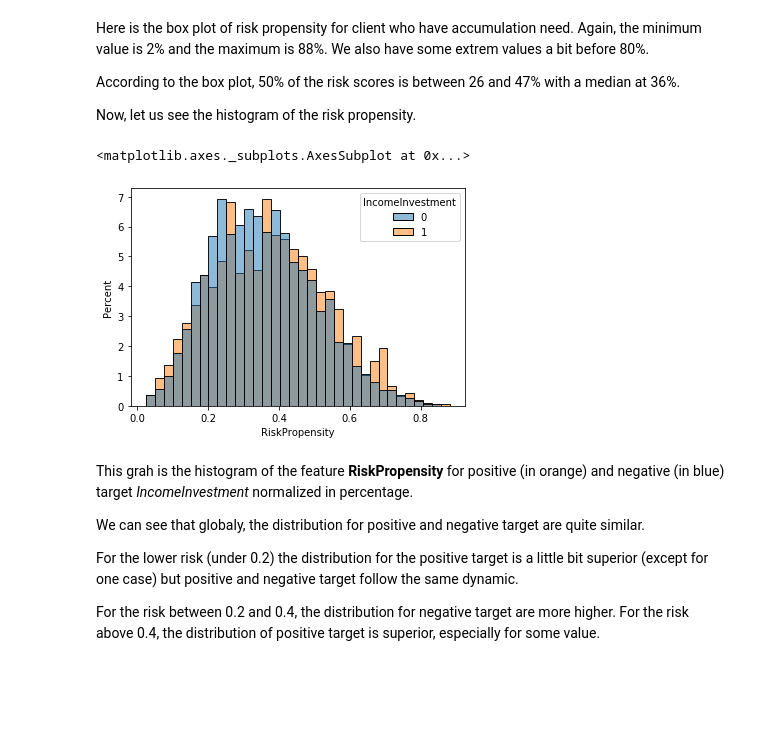
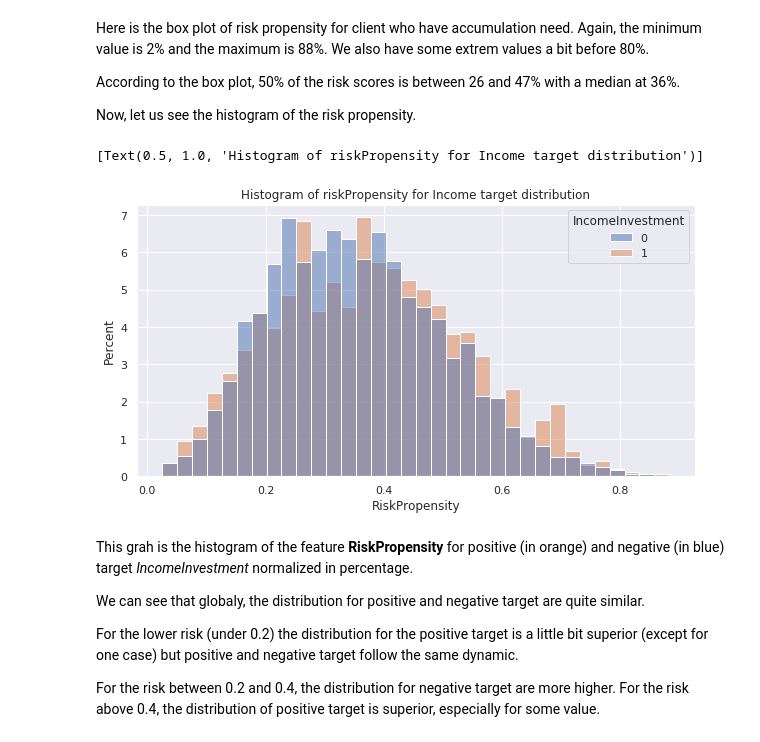
Before and after one commit to Emmalito/ML_BC2, a Jupyter notebook: notebook/5_NextBestAction.ipynb, the cells around one changed output. Saved outputs shown, nothing was run; the diff lists cells and outputs as text; code cells hidden in the pictures; blank space fills up the shorter version.

```diff
--- a/notebook/5_NextBestAction.ipynb
+++ b/notebook/5_NextBestAction.ipynb
@@ -25,5 +27,6 @@ First, we have to import the products dataset and the clients dataset to visuali
 %store -r dataset
 # %%
 riskIncomeClient = dataset[(dataset.values[:,5]==1)]["RiskPropensity"] #Positive Income target
-sns.boxplot(x=riskIncomeClient)
+sns.set(rc = {'figure.figsize':(10,5)})
+sns.boxplot(x=riskIncomeClient).set(title="RiskPropensity for client with Income need")
 # %% [output]
@@ -37,5 +40,6 @@ We have 50% of client risk which are between 0.25 and 0.48 with the median at 0.
 We can also see that we have two outliers datas, include the maximum risk at 0.88.
 # %%
 riskAccumulationClient = dataset[(dataset.values[:,6]==1)]["RiskPropensity"] #Positive Accumulation target
-sns.boxplot(x=riskAccumulationClient)
+sns.set(rc = {'figure.figsize':(10,5)})
+sns.boxplot(x=riskAccumulationClient).set(title="RiskPropensity for client with Accumulation need")
 # %% [output]
@@ -49,10 +53,11 @@ According to the box plot, 50% of the risk scores is between 26 and 47% with a m
 Now, let us see the histogram of the risk propensity.
 # %%
 # Histogram of RiskPropensity by IncomeInvestment
-sns.histplot(x="RiskPropensity", data=dataset, hue="IncomeInvestment", stat="percent", common_norm=False)
+sns.set(rc = {'figure.figsize':(10,5)})
+sns.histplot(x="RiskPropensity", data=dataset, hue="IncomeInvestment", stat="percent", common_norm=False).set(title="Histogram of RiskPropensity for Income target distribution")
 # %% [output]
-<matplotlib.axes._subplots.AxesSubplot at 0x...>
+[Text(0.5, 1.0, 'Histogram of riskPropensity for Income target distribution')]
-[figure, old version]
+[figure, new version]
 # %% [markdown]
 This grah is the histogram of the feature **RiskPropensity** for positive (in orange) and negative (in blue) target *IncomeInvestment* normalized in percentage.
 
```
Also changed, not shown: parts of 8 cells of this notebook, 1 other file.
